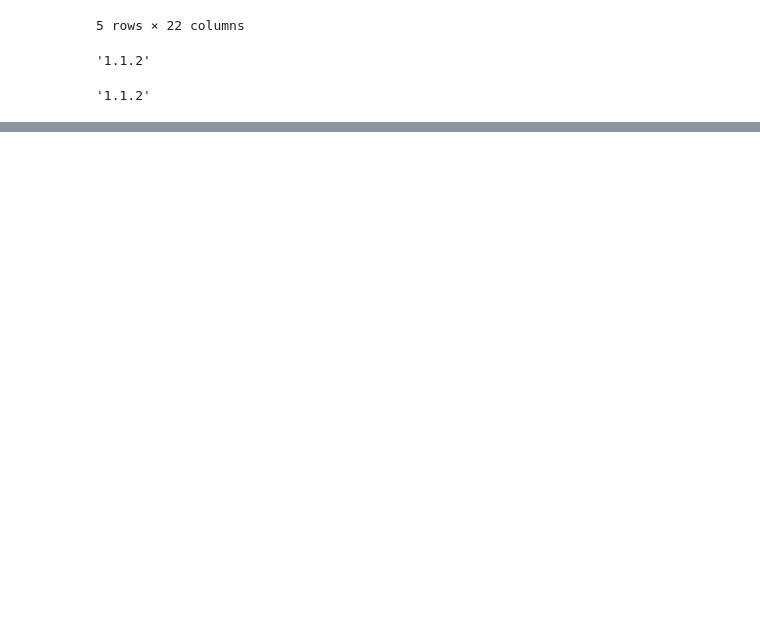
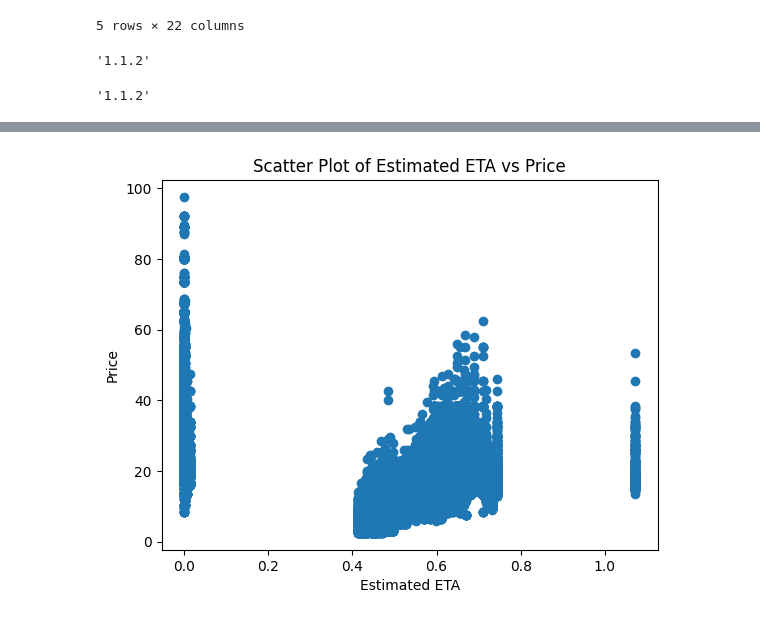
Before and after one commit to emekaamadi/Dynamic_Project, a Jupyter notebook: Pipeline/temp_analysis.ipynb, the cells around one changed output, grey strips where cells are left out. Saved outputs shown, nothing was run; the diff lists cells and outputs as text; code cells hidden in the pictures; blank space fills up the shorter version.

```diff
--- a/Pipeline/temp_analysis.ipynb
+++ b/Pipeline/temp_analysis.ipynb
@@ -379,0 +405,9 @@ new_df.sample(10)
+# %%
+# Make a scatter plot of 'estimated_eta' vs 'price'
+plt.scatter(df['estimated_eta'], df['price'])
+plt.xlabel('Estimated ETA')
+plt.ylabel('Price')
+plt.title('Scatter Plot of Estimated ETA vs Price')
+plt.show()
+# %% [output]
+[figure, added]
```
Also changed, not shown: parts of 28 cells of this notebook, 2 other files.
